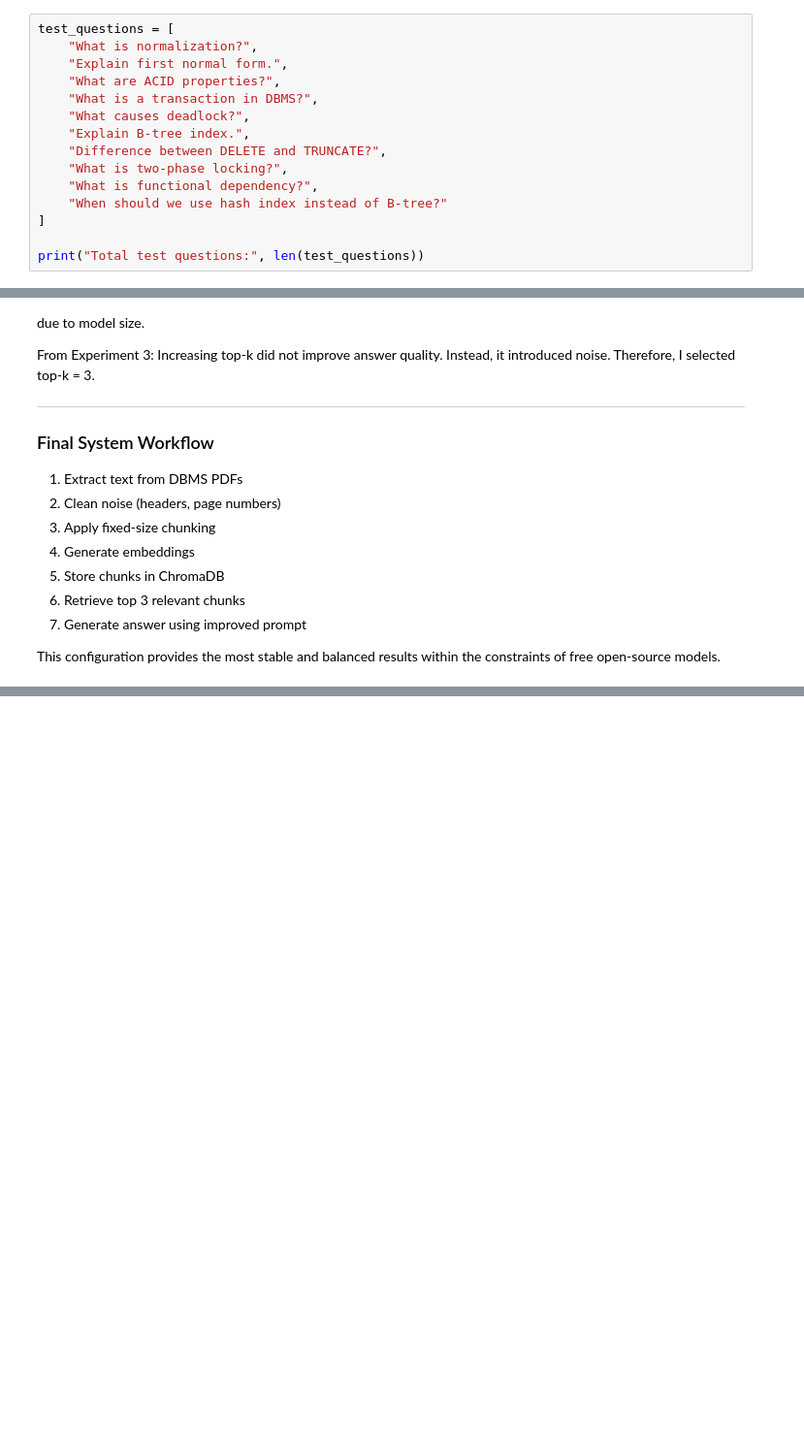
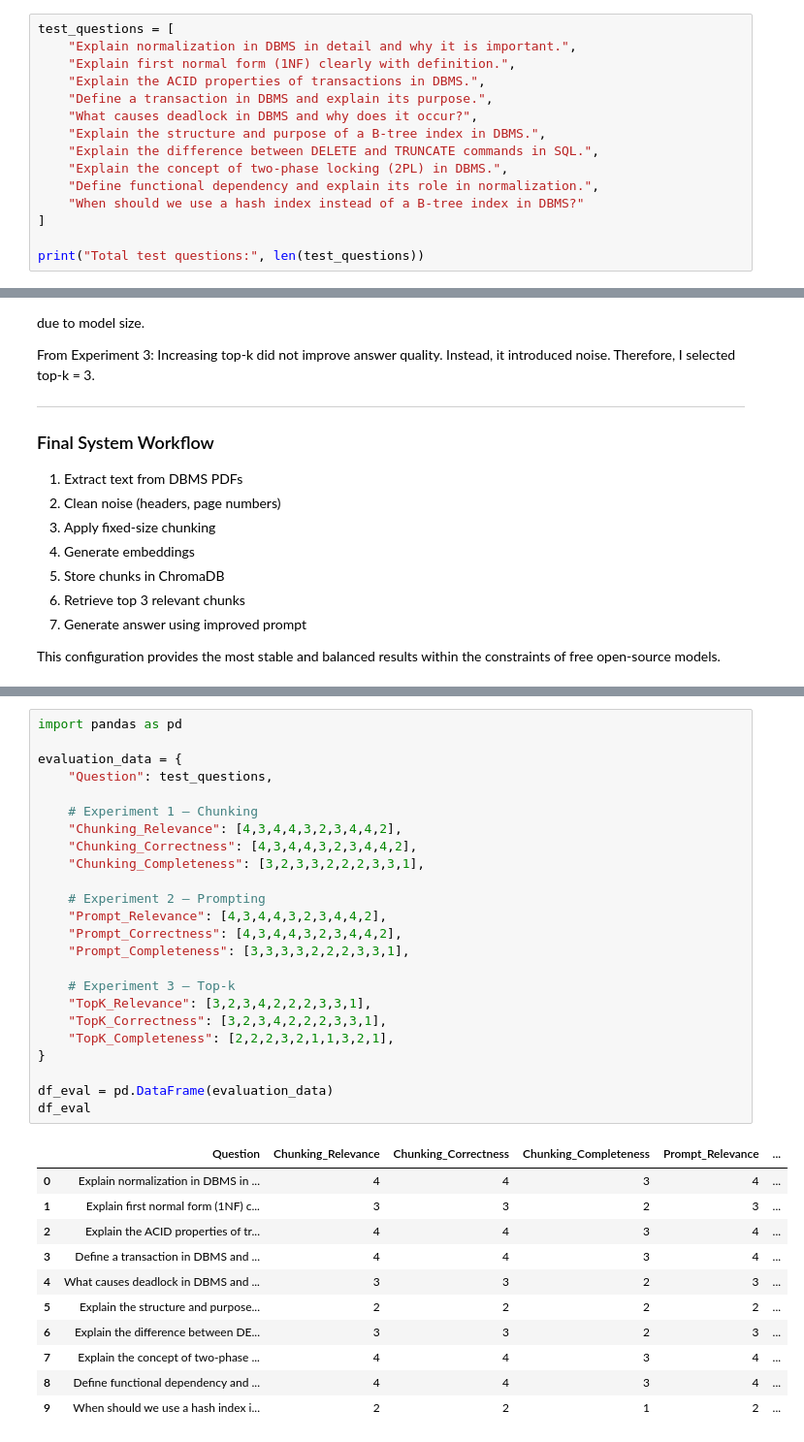
Before and after one commit to VaibhavChougule236/academic-rag-study-assistant, a Jupyter notebook: notebook/RAG-Study-Assistant.ipynb, the cells around one changed output, grey strips where cells are left out. Shown at 97% size. Cells and saved outputs as stored; diff of their text form; blank space fills up the shorter version.

Commit message:
Add proper result analysis

```diff
--- a/notebook/RAG-Study-Assistant.ipynb
+++ b/notebook/RAG-Study-Assistant.ipynb
@@ -462,16 +460,16 @@ Answer:
     return tokenizer.decode(outputs[0], skip_special_tokens=True)
 # %%
 test_questions = [
-    "What is normalization?",
-    "Explain first normal form.",
-    "What are ACID properties?",
-    "What is a transaction in DBMS?",
-    "What causes deadlock?",
-    "Explain B-tree index.",
-    "Difference between DELETE and TRUNCATE?",
-    "What is two-phase locking?",
-    "What is functional dependency?",
-    "When should we use hash index instead of B-tree?"
+    "Explain normalization in DBMS in detail and why it is important.",
+    "Explain first normal form (1NF) clearly with definition.",
+    "Explain the ACID properties of transactions in DBMS.",
+    "Define a transaction in DBMS and explain its purpose.",
+    "What causes deadlock in DBMS and why does it occur?",
+    "Explain the structure and purpose of a B-tree index in DBMS.",
+    "Explain the difference between DELETE and TRUNCATE commands in SQL.",
+    "Explain the concept of two-phase locking (2PL) in DBMS.",
+    "Define functional dependency and explain its role in normalization.",
+    "When should we use a hash index instead of a B-tree index in DBMS?"
 ]
 
 print("Total test questions:", len(test_questions))
@@ -1196,0 +1212,36 @@ This configuration provides the most stable and balanced results within the cons
+# %%
+import pandas as pd
+
+evaluation_data = {
+    "Question": test_questions,
+
+    # Experiment 1 – Chunking
+    "Chunking_Relevance": [4,3,4,4,3,2,3,4,4,2],
+    "Chunking_Correctness": [4,3,4,4,3,2,3,4,4,2],
+    "Chunking_Completeness": [3,2,3,3,2,2,2,3,3,1],
+
+    # Experiment 2 – Prompting
+    "Prompt_Relevance": [4,3,4,4,3,2,3,4,4,2],
+    "Prompt_Correctness": [4,3,4,4,3,2,3,4,4,2],
+    "Prompt_Completeness": [3,3,3,3,2,2,2,3,3,1],
+
+    # Experiment 3 – Top-k
+    "TopK_Relevance": [3,2,3,4,2,2,2,3,3,1],
+    "TopK_Correctness": [3,2,3,4,2,2,2,3,3,1],
+    "TopK_Completeness": [2,2,2,3,2,1,1,3,2,1],
+}
+
+df_eval = pd.DataFrame(evaluation_data)
+df_eval
+# %% [output]
+|  | Question | Chunking_Relevance | Chunking_Correctness | Chunking_Completeness | Prompt_Relevance | ... |
+| 0 | Explain normalization in DBMS in ... | 4 | 4 | 3 | 4 | ... |
+| 1 | Explain first normal form (1NF) c... | 3 | 3 | 2 | 3 | ... |
+| 2 | Explain the ACID properties of tr... | 4 | 4 | 3 | 4 | ... |
+| 3 | Define a transaction in DBMS and ... | 4 | 4 | 3 | 4 | ... |
+| 4 | What causes deadlock in DBMS and ... | 3 | 3 | 2 | 3 | ... |
+| 5 | Explain the structure and purpose... | 2 | 2 | 2 | 2 | ... |
+| 6 | Explain the difference between DE... | 3 | 3 | 2 | 3 | ... |
+| 7 | Explain the concept of two-phase ... | 4 | 4 | 3 | 4 | ... |
+| 8 | Define functional dependency and ... | 4 | 4 | 3 | 4 | ... |
+| 9 | When should we use a hash index i... | 2 | 2 | 1 | 2 | ... |
```
Also changed, not shown: parts of 14 cells of this notebook.
